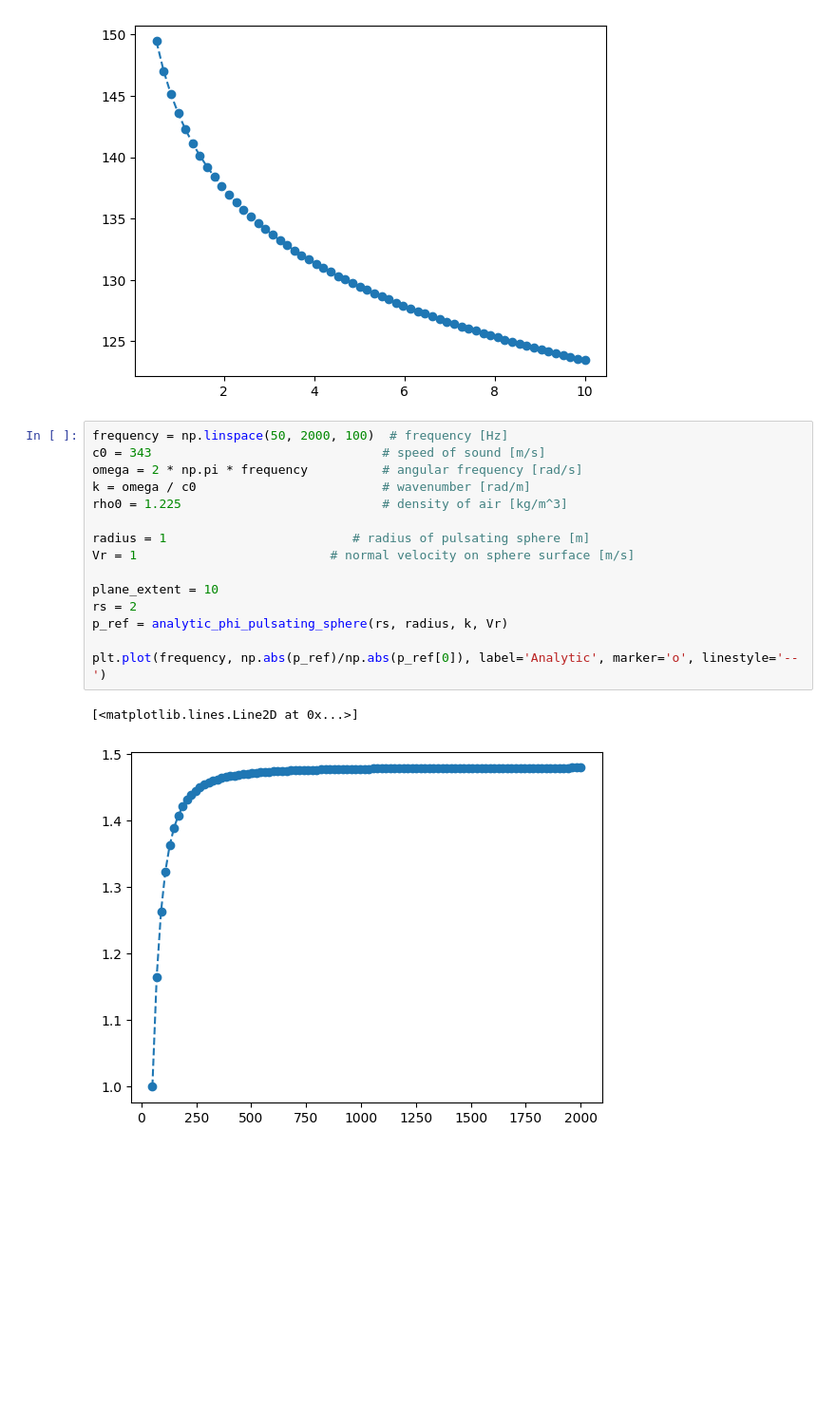
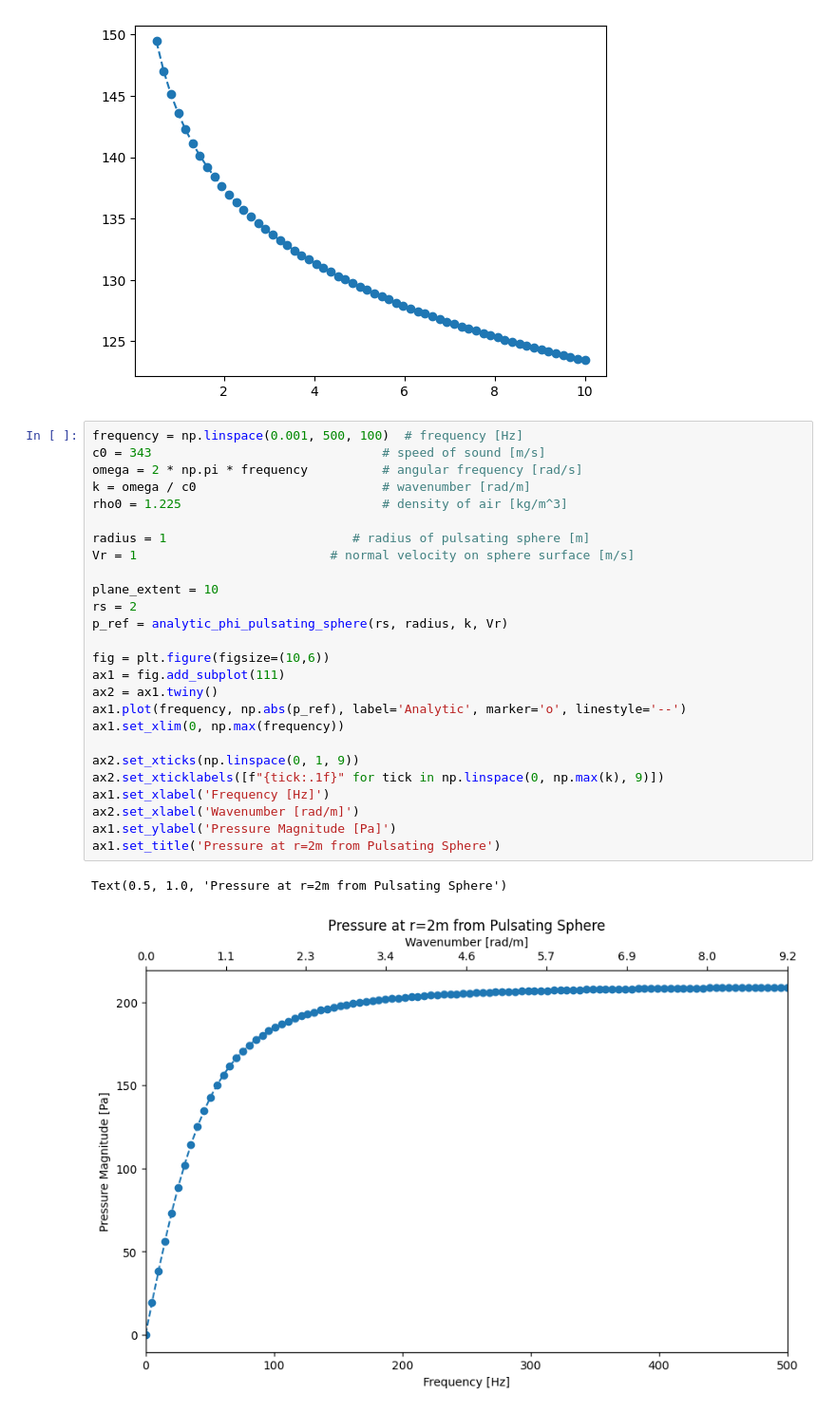
Before and after one commit to kristofcufar/Acoustic_BEM, a Jupyter notebook: Demo_monopole_freq_sweep.ipynb, the cells around one changed output. Shown: that part at 95% size. Cells and saved outputs as stored; diff of their text form; blank space fills up the shorter version.

Commit message:
Sphere frequency sweep 2

```diff
--- a/Demo_monopole_freq_sweep.ipynb
+++ b/Demo_monopole_freq_sweep.ipynb
@@ -108,21 +108,32 @@ plt.plot(rs/radius, 20 * np.log10(np.abs(p_ref)/(2 * 10**-5)), label='Analytic',
 [<matplotlib.lines.Line2D at 0x...>]
 [figure]
 # %%
-frequency = np.linspace(50, 2000, 100)  # frequency [Hz]
+frequency = np.linspace(0.001, 500, 100)  # frequency [Hz]
 c0 = 343                               # speed of sound [m/s]
 omega = 2 * np.pi * frequency          # angular frequency [rad/s]
 k = omega / c0                         # wavenumber [rad/m]
 rho0 = 1.225                           # density of air [kg/m^3]
 
 radius = 1                         # radius of pulsating sphere [m]
 Vr = 1                          # normal velocity on sphere surface [m/s]
 
 plane_extent = 10
 rs = 2
 p_ref = analytic_phi_pulsating_sphere(rs, radius, k, Vr)
 
-plt.plot(frequency, np.abs(p_ref)/np.abs(p_ref[0]), label='Analytic', marker='o', linestyle='--')
+fig = plt.figure(figsize=(10,6))
+ax1 = fig.add_subplot(111)
+ax2 = ax1.twiny()
+ax1.plot(frequency, np.abs(p_ref), label='Analytic', marker='o', linestyle='--')
+ax1.set_xlim(0, np.max(frequency))
+
+ax2.set_xticks(np.linspace(0, 1, 9))
+ax2.set_xticklabels([f"{tick:.1f}" for tick in np.linspace(0, np.max(k), 9)])
+ax1.set_xlabel('Frequency [Hz]')
+ax2.set_xlabel('Wavenumber [rad/m]')
+ax1.set_ylabel('Pressure Magnitude [Pa]')
+ax1.set_title('Pressure at r=2m from Pulsating Sphere')
 # %% [output]
-[<matplotlib.lines.Line2D at 0x...>]
+Text(0.5, 1.0, 'Pressure at r=2m from Pulsating Sphere')
-[figure, old version]
+[figure, new version]
 # %%
```
Also changed, not shown: parts of 7 cells of this notebook, 1 other file.
